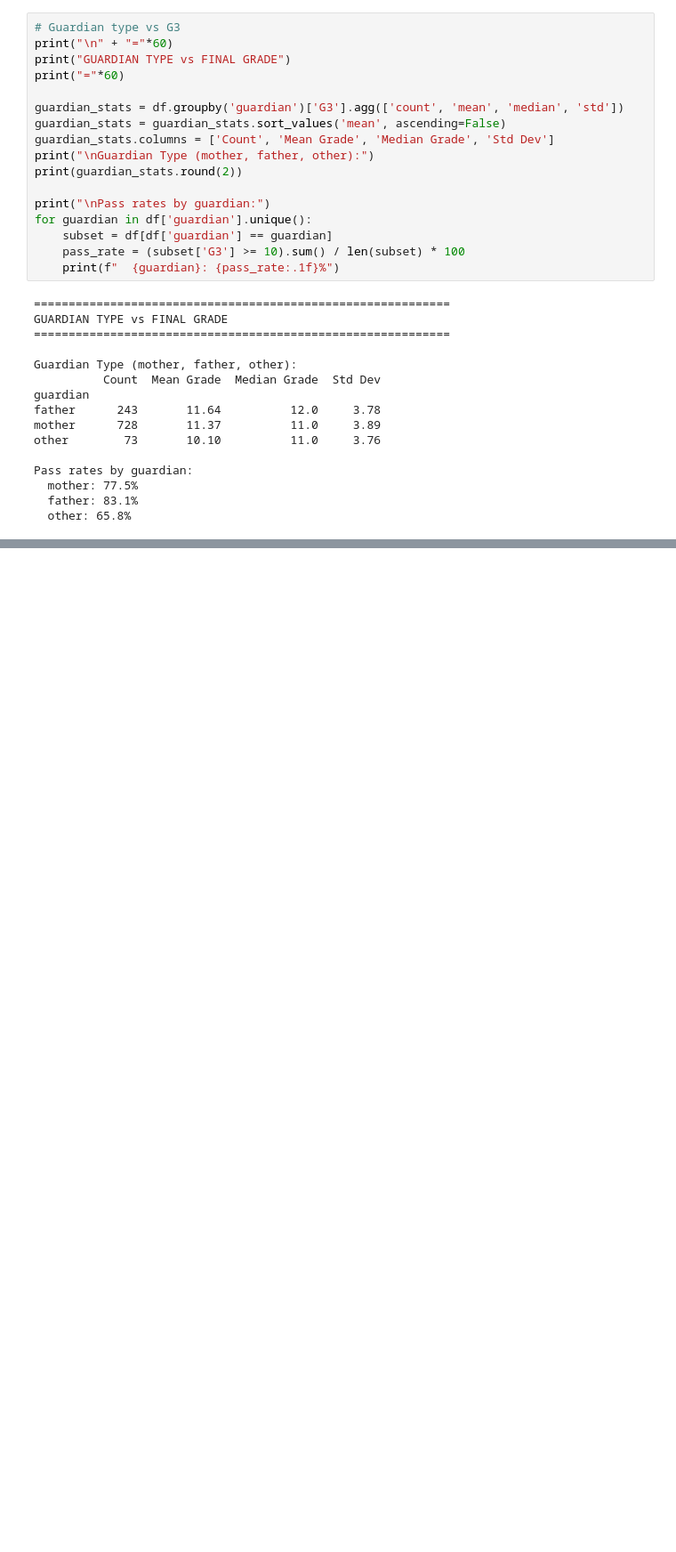
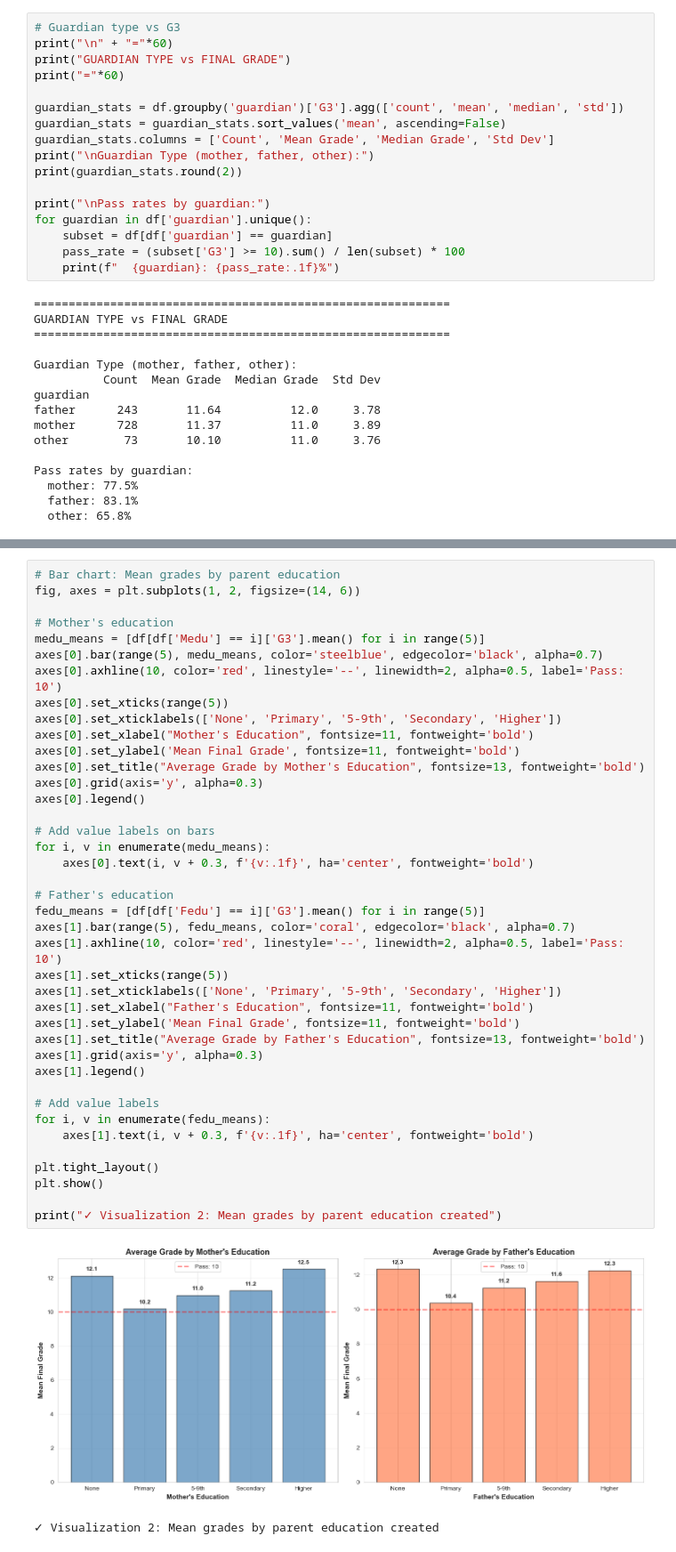
Before and after one commit to pratikkmane/student-performance, a Jupyter notebook: notebooks/07_family_demographics_analysis.ipynb, the cells around one changed output, grey strips where cells are left out. Shown at 89% size. Cells and saved outputs as stored; diff of their text form; blank space fills up the shorter version.

```diff
--- a/notebooks/07_family_demographics_analysis.ipynb
+++ b/notebooks/07_family_demographics_analysis.ipynb
@@ -367,0 +403,43 @@ Pass rates by guardian:
+# %%
+# Bar chart: Mean grades by parent education
+fig, axes = plt.subplots(1, 2, figsize=(14, 6))
+
+# Mother's education
+medu_means = [df[df['Medu'] == i]['G3'].mean() for i in range(5)]
+axes[0].bar(range(5), medu_means, color='steelblue', edgecolor='black', alpha=0.7)
+axes[0].axhline(10, color='red', linestyle='--', linewidth=2, alpha=0.5, label='Pass: 10')
+axes[0].set_xticks(range(5))
+axes[0].set_xticklabels(['None', 'Primary', '5-9th', 'Secondary', 'Higher'])
+axes[0].set_xlabel("Mother's Education", fontsize=11, fontweight='bold')
+axes[0].set_ylabel('Mean Final Grade', fontsize=11, fontweight='bold')
+axes[0].set_title("Average Grade by Mother's Education", fontsize=13, fontweight='bold')
+axes[0].grid(axis='y', alpha=0.3)
+axes[0].legend()
+
+# Add value labels on bars
+for i, v in enumerate(medu_means):
+    axes[0].text(i, v + 0.3, f'{v:.1f}', ha='center', fontweight='bold')
+
+# Father's education
+fedu_means = [df[df['Fedu'] == i]['G3'].mean() for i in range(5)]
+axes[1].bar(range(5), fedu_means, color='coral', edgecolor='black', alpha=0.7)
+axes[1].axhline(10, color='red', linestyle='--', linewidth=2, alpha=0.5, label='Pass: 10')
+axes[1].set_xticks(range(5))
+axes[1].set_xticklabels(['None', 'Primary', '5-9th', 'Secondary', 'Higher'])
+axes[1].set_xlabel("Father's Education", fontsize=11, fontweight='bold')
+axes[1].set_ylabel('Mean Final Grade', fontsize=11, fontweight='bold')
+axes[1].set_title("Average Grade by Father's Education", fontsize=13, fontweight='bold')
+axes[1].grid(axis='y', alpha=0.3)
+axes[1].legend()
+
+# Add value labels
+for i, v in enumerate(fedu_means):
+    axes[1].text(i, v + 0.3, f'{v:.1f}', ha='center', fontweight='bold')
+
+plt.tight_layout()
+plt.show()
+
+print("✓ Visualization 2: Mean grades by parent education created")
+# %% [output]
+[figure, added]
+✓ Visualization 2: Mean grades by parent education created
```
Also changed, not shown: parts of 7 cells of this notebook.
